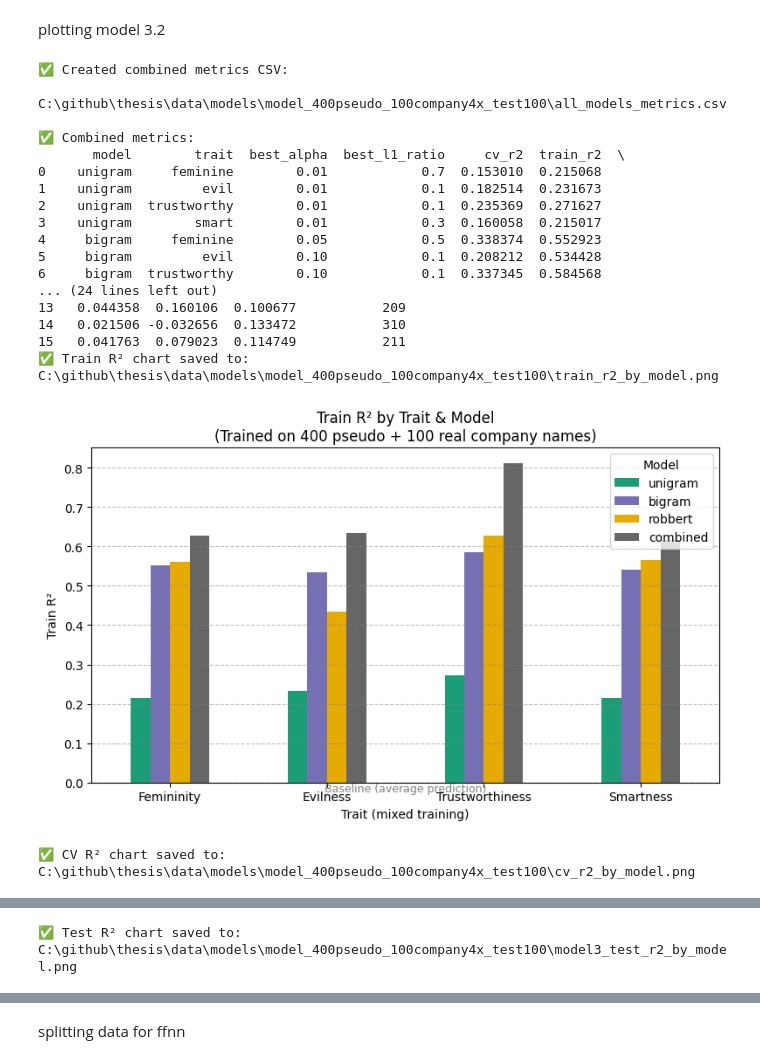
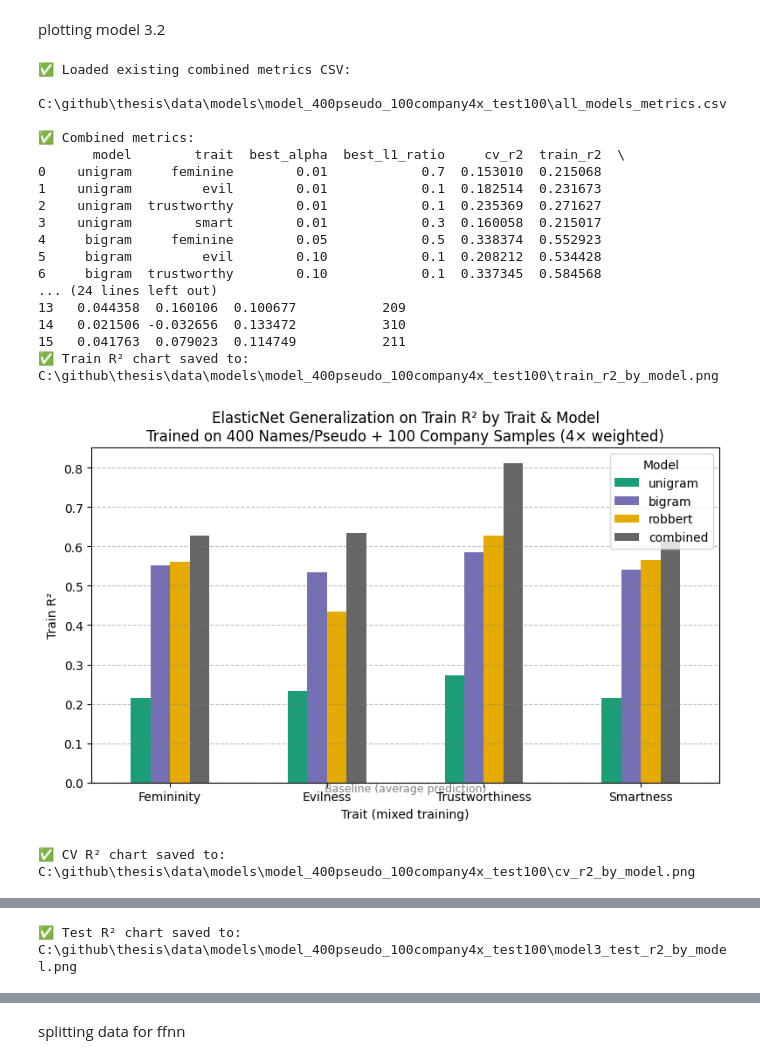
Before and after one commit to hiwafeizi/thesis, a Jupyter notebook: main.ipynb, the cells around one changed output, grey strips where cells are left out. Drawn from its saved outputs; the diff is of its cells as text; code cells hidden in the pictures.

```diff
--- a/main.ipynb
+++ b/main.ipynb
@@ -1069,7 +1079,7 @@ fig, ax = plt.subplots(figsize=(8,5))
 pivot_train.plot(kind="bar", ax=ax, colormap='Dark2')
 ax.set_xlabel("Trait (pseudo names)")
 ax.set_ylabel("Train R²")
-ax.set_title("Train R² by Trait & Model\n(ElasticNet trained on 400 pseudo names)")
+ax.set_title("ElasticNet Generalization on Train R² by Trait & Model\nTrained on 400 Dutch Names & Pseudowords")
 ax.legend(title="Model", loc='best')
 polish(ax)
 train_plot = os.path.join(MODELS_DIR, "train_r2_by_model.png")
@@ -1082,7 +1092,7 @@ fig, ax = plt.subplots(figsize=(8,5))
 pivot_cv.plot(kind="bar", ax=ax, colormap='Dark2')
 ax.set_xlabel("Trait (pseudo names)")
 ax.set_ylabel("Cross-Validated R²")
-ax.set_title("CV R² by Trait & Model\n(ElasticNet trained on 400 pseudo names)")
+ax.set_title("ElasticNet Generalization on CV R² by Trait & Model\nTrained on 400 Dutch Names & Pseudowords")
 ax.legend(title="Model", loc='best')
 polish(ax)
 cv_plot = os.path.join(MODELS_DIR, "cv_r2_by_model.png")
@@ -1397,7 +1407,7 @@ fig, ax = plt.subplots(figsize=(8,5))
 pivot_train.plot(kind="bar", ax=ax, colormap='Dark2')
 ax.set_xlabel("Trait (mixed training)")
 ax.set_ylabel("Train R²")
-ax.set_title("Train R² by Trait & Model\n(Trained on 400 pseudo + 100 real company names)")
+ax.set_title("ElasticNet Generalization on Train R² by Trait & Model\n(Trained on 400 pseudo + 100 real company names)")
 ax.legend(title="Model", loc='best')
 polish(ax)
 train_plot = os.path.join(MODELS_DIR, "train_r2_by_model.png")
@@ -1410,7 +1420,7 @@ fig, ax = plt.subplots(figsize=(8,5))
 pivot_cv.plot(kind="bar", ax=ax, colormap='Dark2')
 ax.set_xlabel("Trait (mixed training)")
 ax.set_ylabel("Cross-Validated R²")
-ax.set_title("CV R² by Trait & Model\n(Trained on 400 pseudo + 100 real company names)")
+ax.set_title("ElasticNet Generalization on CV R² by Trait & Model\n(Trained on 400 pseudo + 100 real company names)")
 ax.legend(title="Model", loc='best')
 polish(ax)
 cv_plot = os.path.join(MODELS_DIR, "cv_r2_by_model.png")
@@ -1718,7 +1728,7 @@ fig, ax = plt.subplots(figsize=(8,5))
 pivot_train.plot(kind="bar", ax=ax, colormap='Dark2')
 ax.set_xlabel("Trait (mixed training)")
 ax.set_ylabel("Train R²")
-ax.set_title("Train R² by Trait & Model\n(Trained on 400 pseudo + 100 real company names)")
+ax.set_title("ElasticNet Generalization on Train R² by Trait & Model\nTrained on 400 Names/Pseudo + 100 Company Samples (4× weighted)")
 ax.legend(title="Model", loc='best')
 polish(ax)
 train_plot = os.path.join(MODELS_DIR, "train_r2_by_model.png")
@@ -1731,7 +1741,7 @@ fig, ax = plt.subplots(figsize=(8,5))
 pivot_cv.plot(kind="bar", ax=ax, colormap='Dark2')
 ax.set_xlabel("Trait (mixed training)")
 ax.set_ylabel("Cross-Validated R²")
-ax.set_title("CV R² by Trait & Model\n(Trained on 400 pseudo + 100 real company names)")
+ax.set_title("ElasticNet Generalization on CV R² by Trait & Model\nTrained on 400 Names/Pseudo + 100 Company Samples (4× weighted)")
 ax.legend(title="Model", loc='best')
 polish(ax)
 cv_plot = os.path.join(MODELS_DIR, "cv_r2_by_model.png")
@@ -1750,33 +1760,33 @@ ax.set_title(
     "Trained on 400 Names/Pseudo + 100 Company Samples (4× weighted)"
 )
 
 ax.legend(title="Model", loc="best")
 
 # Polish visuals
 polish(ax)
 
 # Save and show
 test_plot = os.path.join(MODELS_DIR, "model3_test_r2_by_model.png")
 fig.savefig(test_plot, bbox_inches="tight")
 print(f"✅ Test R² chart saved to: {test_plot}")
 plt.show()
 # %% [output]
-✅ Created combined metrics CSV:
+✅ Loaded existing combined metrics CSV:
   C:\github\thesis\data\models\model_400pseudo_100company4x_test100\all_models_metrics.csv
 
 ✅ Combined metrics:
        model        trait  best_alpha  best_l1_ratio     cv_r2  train_r2  \
 0    unigram     feminine        0.01            0.7  0.153010  0.215068
 1    unigram         evil        0.01            0.1  0.182514  0.231673
 2    unigram  trustworthy        0.01            0.1  0.235369  0.271627
 3    unigram        smart        0.01            0.3  0.160058  0.215017
 4     bigram     feminine        0.05            0.5  0.338374  0.552923
 5     bigram         evil        0.10            0.1  0.208212  0.534428
 6     bigram  trustworthy        0.10            0.1  0.337345  0.584568
 ... (24 lines left out)
 13   0.044358  0.160106  0.100677           209
 14   0.021506 -0.032656  0.133472           310
 15   0.041763  0.079023  0.114749           211
 ✅ Train R² chart saved to: C:\github\thesis\data\models\model_400pseudo_100company4x_test100\train_r2_by_model.png
-[figure, old version]
+[figure, new version]
 ✅ CV R² chart saved to: C:\github\thesis\data\models\model_400pseudo_100company4x_test100\cv_r2_by_model.png
```
Also changed, not shown: parts of 4 cells of this notebook.
